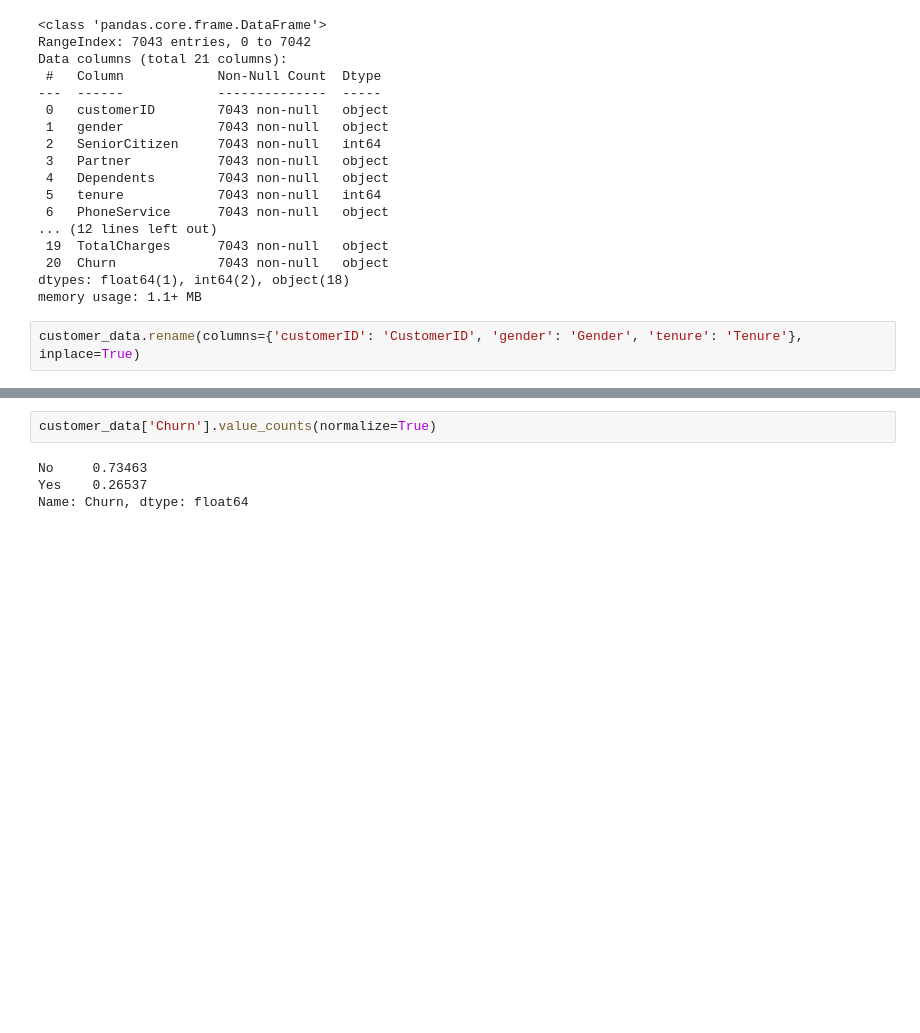
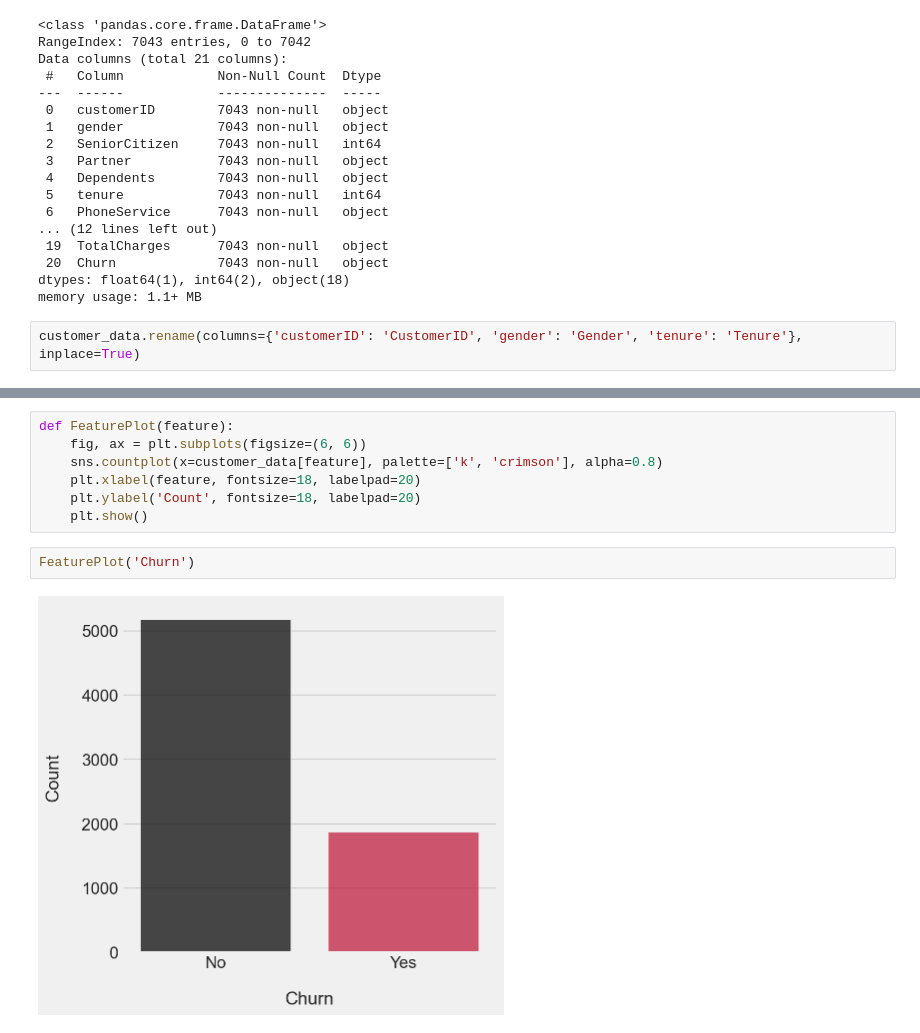
Before and after one commit to esbatiehsan/customer-churn, a Jupyter notebook: data-cleaning-exploration.ipynb, the cells around one changed output, grey strips where cells are left out. Cells and saved outputs as stored; diff of their text form; blank space fills up the shorter version.

```diff
--- a/data-cleaning-exploration.ipynb
+++ b/data-cleaning-exploration.ipynb
@@ -65,7 +65,12 @@ customer_data.describe(include='all').T
 | Churn | 7043 | 2 | No | 5174 | NaN | NaN | NaN | NaN | NaN | NaN | NaN |
-# %%
-customer_data['Churn'].value_counts(normalize=True)
-# %% [output]
-No     0.73463
-Yes    0.26537
-Name: Churn, dtype: float64
+# %%
+def FeaturePlot(feature):
+    fig, ax = plt.subplots(figsize=(6, 6))
+    sns.countplot(x=customer_data[feature], palette=['k', 'crimson'], alpha=0.8)
+    plt.xlabel(feature, fontsize=18, labelpad=20)
+    plt.ylabel('Count', fontsize=18, labelpad=20)
+    plt.show()
+# %%
+FeaturePlot('Churn')
+# %% [output]
+[figure, added]
```
Also changed, not shown: parts of 3 cells of this notebook.
